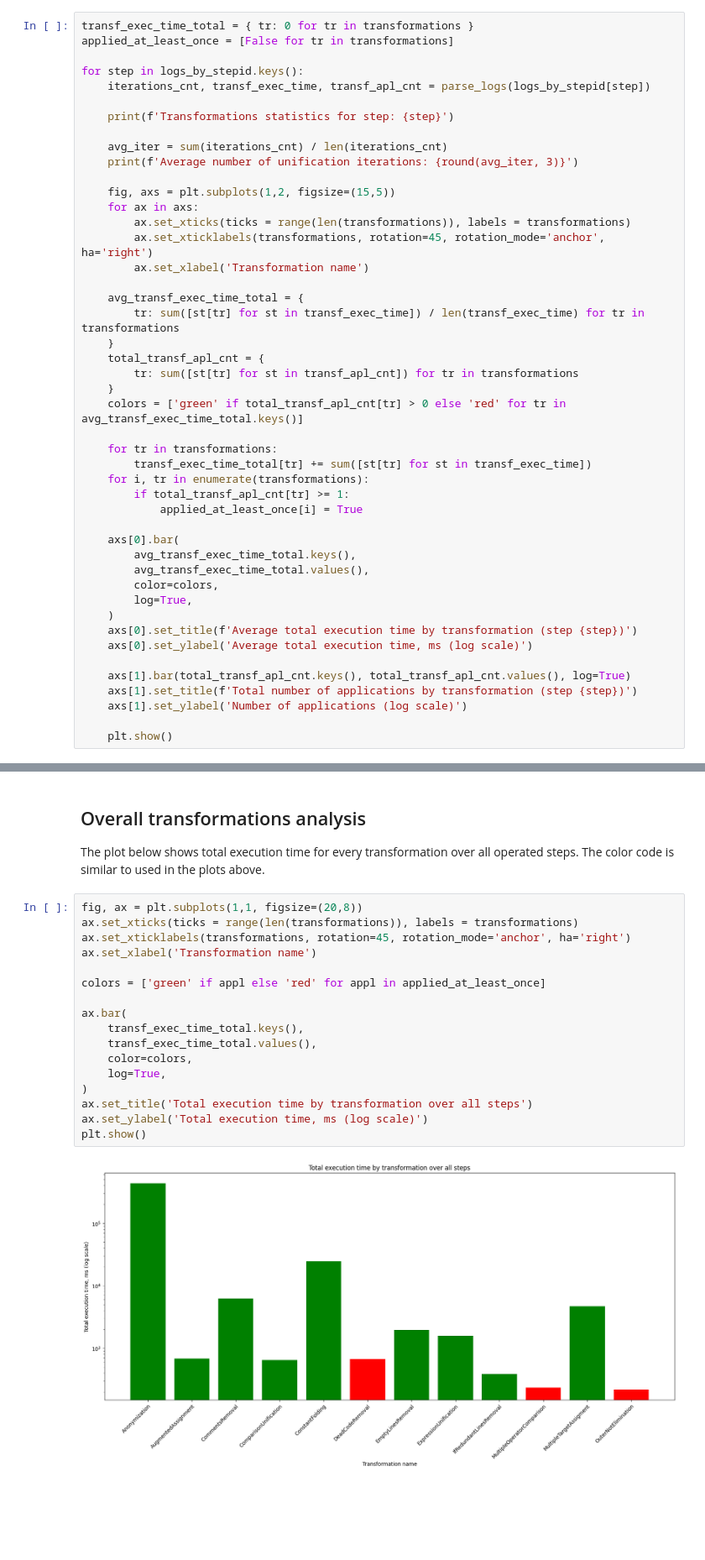
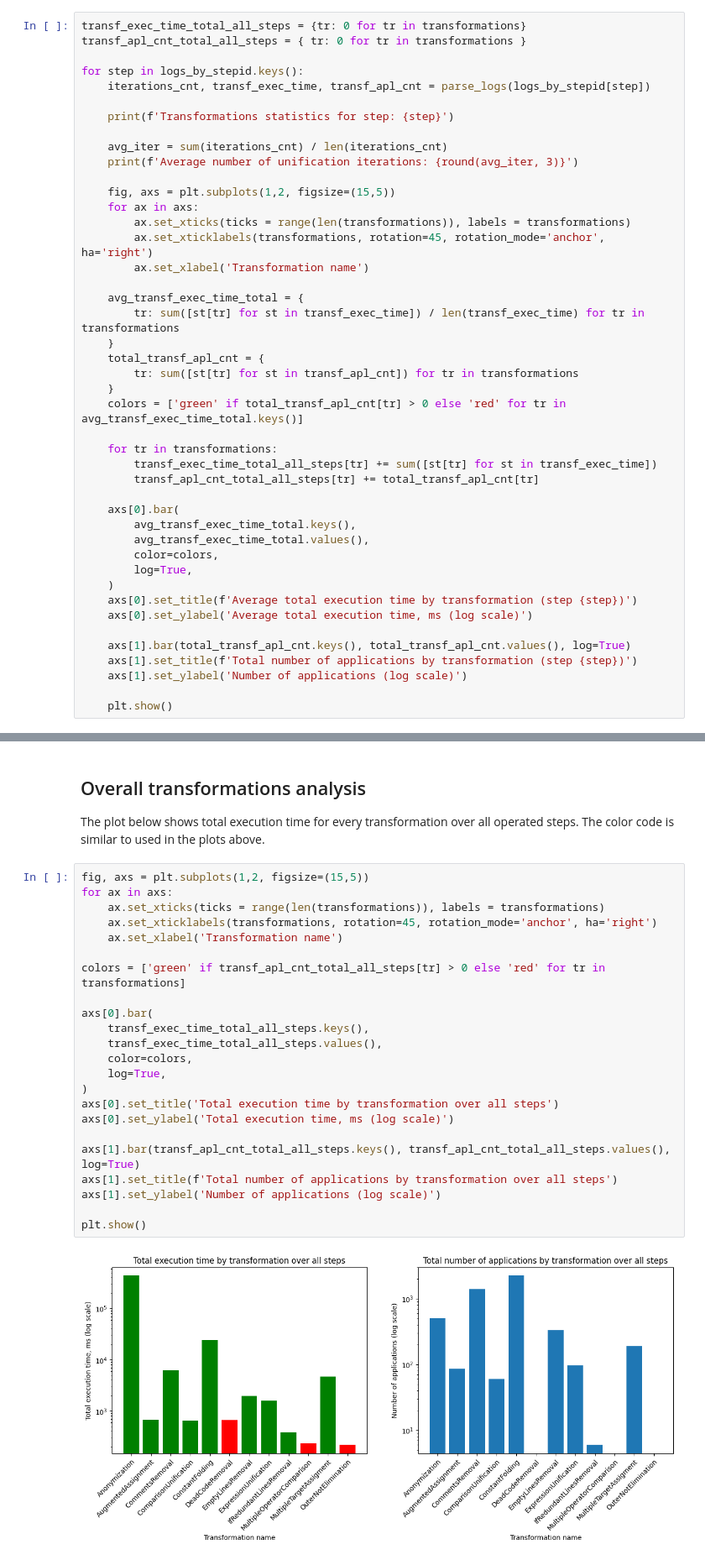
Before and after one commit to hyperskill/code-submissions-clustering, a Jupyter notebook: scripts/analysis/transformations_stats_from_logs.ipynb, the cells around one changed output, grey strips where cells are left out. Shown at 84% size. Cells and saved outputs as stored; diff of their text form; blank space fills up the shorter version.

Commit message:
add plot with number of applications over all steps

```diff
--- a/scripts/analysis/transformations_stats_from_logs.ipynb
+++ b/scripts/analysis/transformations_stats_from_logs.ipynb
@@ -69,8 +69,8 @@ Note on color code: <span style="color:green">green bars</span> relate to transf
 
 The plot shows the number of actual applications (i.e. number of times the transformation chaged the code submission) for every transformation.
 # %%
-transf_exec_time_total = { tr: 0 for tr in transformations }
-applied_at_least_once = [False for tr in transformations]
+transf_exec_time_total_all_steps = {tr: 0 for tr in transformations}
+transf_apl_cnt_total_all_steps = { tr: 0 for tr in transformations }
 
 for step in logs_by_stepid.keys():
     iterations_cnt, transf_exec_time, transf_apl_cnt = parse_logs(logs_by_stepid[step])
@@ -95,10 +95,8 @@ for step in logs_by_stepid.keys():
     colors = ['green' if total_transf_apl_cnt[tr] > 0 else 'red' for tr in avg_transf_exec_time_total.keys()]
 
     for tr in transformations:
-        transf_exec_time_total[tr] += sum([st[tr] for st in transf_exec_time])
-    for i, tr in enumerate(transformations):
-        if total_transf_apl_cnt[tr] >= 1:
-            applied_at_least_once[i] = True
+        transf_exec_time_total_all_steps[tr] += sum([st[tr] for st in transf_exec_time])
+        transf_apl_cnt_total_all_steps[tr] += total_transf_apl_cnt[tr]
 
     axs[0].bar(
         avg_transf_exec_time_total.keys(),
@@ -138,21 +136,27 @@ Average number of unification iterations: 1.338
 
 The plot below shows total execution time for every transformation over all operated steps. The color code is similar to used in the plots above.
 # %%
-fig, ax = plt.subplots(1,1, figsize=(20,8))
-ax.set_xticks(ticks = range(len(transformations)), labels = transformations)
-ax.set_xticklabels(transformations, rotation=45, rotation_mode='anchor', ha='right')
-ax.set_xlabel('Transformation name')
+fig, axs = plt.subplots(1,2, figsize=(15,5))
+for ax in axs:
+    ax.set_xticks(ticks = range(len(transformations)), labels = transformations)
+    ax.set_xticklabels(transformations, rotation=45, rotation_mode='anchor', ha='right')
+    ax.set_xlabel('Transformation name')
 
-colors = ['green' if appl else 'red' for appl in applied_at_least_once]
+colors = ['green' if transf_apl_cnt_total_all_steps[tr] > 0 else 'red' for tr in transformations]
 
-ax.bar(
-    transf_exec_time_total.keys(),
-    transf_exec_time_total.values(),
+axs[0].bar(
+    transf_exec_time_total_all_steps.keys(),
+    transf_exec_time_total_all_steps.values(),
     color=colors,
     log=True,
 )
-ax.set_title('Total execution time by transformation over all steps')
-ax.set_ylabel('Total execution time, ms (log scale)')
+axs[0].set_title('Total execution time by transformation over all steps')
+axs[0].set_ylabel('Total execution time, ms (log scale)')
+
+axs[1].bar(transf_apl_cnt_total_all_steps.keys(), transf_apl_cnt_total_all_steps.values(), log=True)
+axs[1].set_title(f'Total number of applications by transformation over all steps')
+axs[1].set_ylabel('Number of applications (log scale)')
+
 plt.show()
 # %% [output]
-[figure, old version]
+[figure, new version]
```
